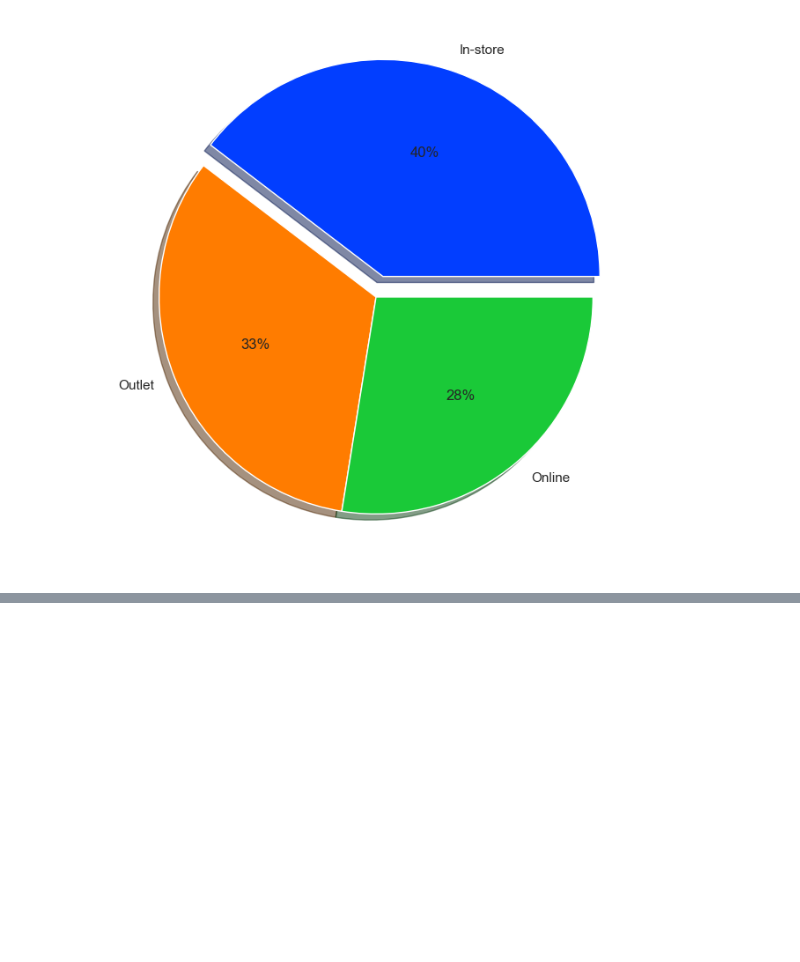
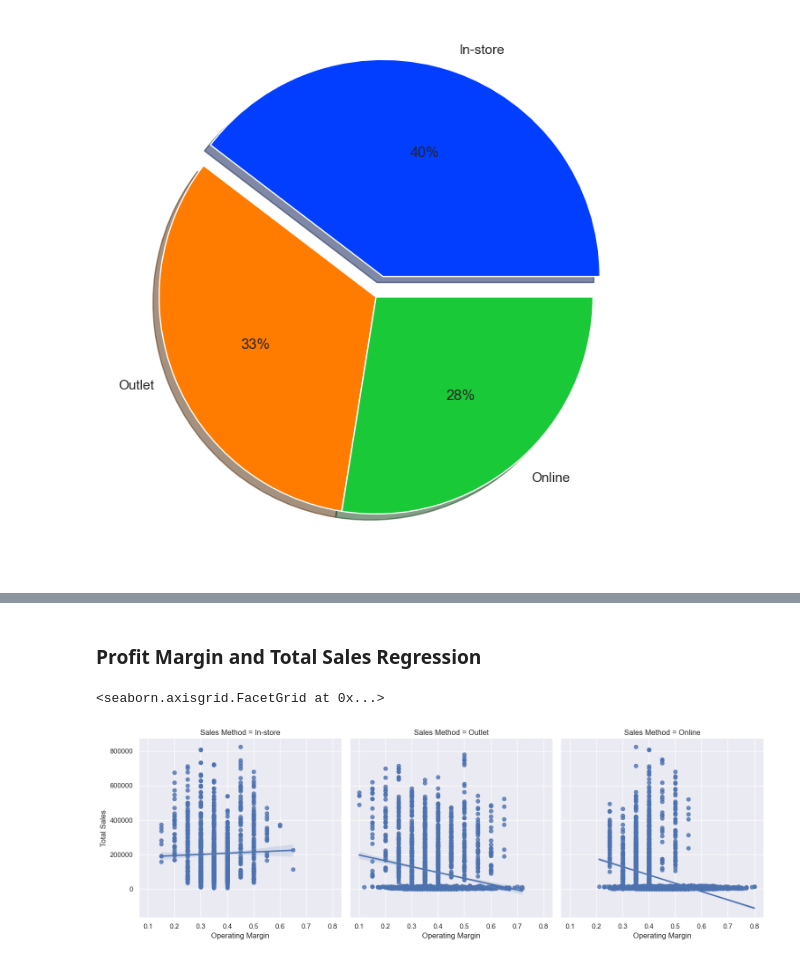
Before and after one commit to dataSc009/ds, a Jupyter notebook: Addidas Sales.ipynb, the cells around one changed output, grey strips where cells are left out. Cells and saved outputs as stored; diff of their text form; code cells hidden in the pictures; blank space fills up the shorter version.

```diff
--- a/Addidas Sales.ipynb
+++ b/Addidas Sales.ipynb
@@ -203,0 +226,7 @@ plt.show()
+# %% [markdown]
+### Profit Margin and Total Sales Regression
+# %%
+sns.lmplot(data = df, x ='Operating Margin',y = 'Total Sales',col ='Sales Method')
+# %% [output]
+<seaborn.axisgrid.FacetGrid at 0x...>
+[figure, added]
```
Also changed, not shown: parts of 42 cells of this notebook.
